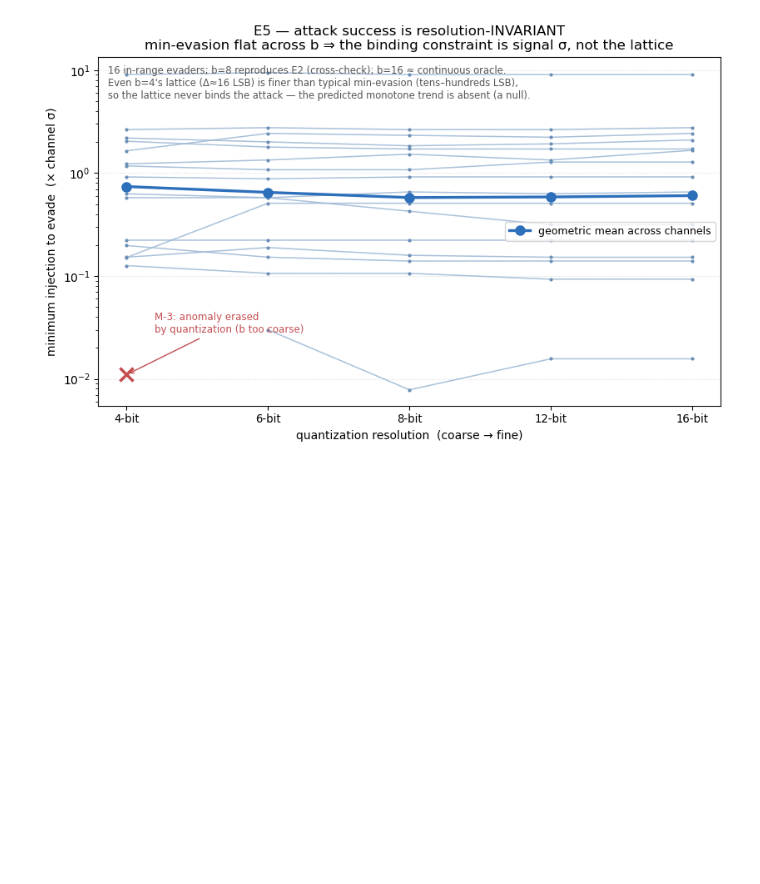
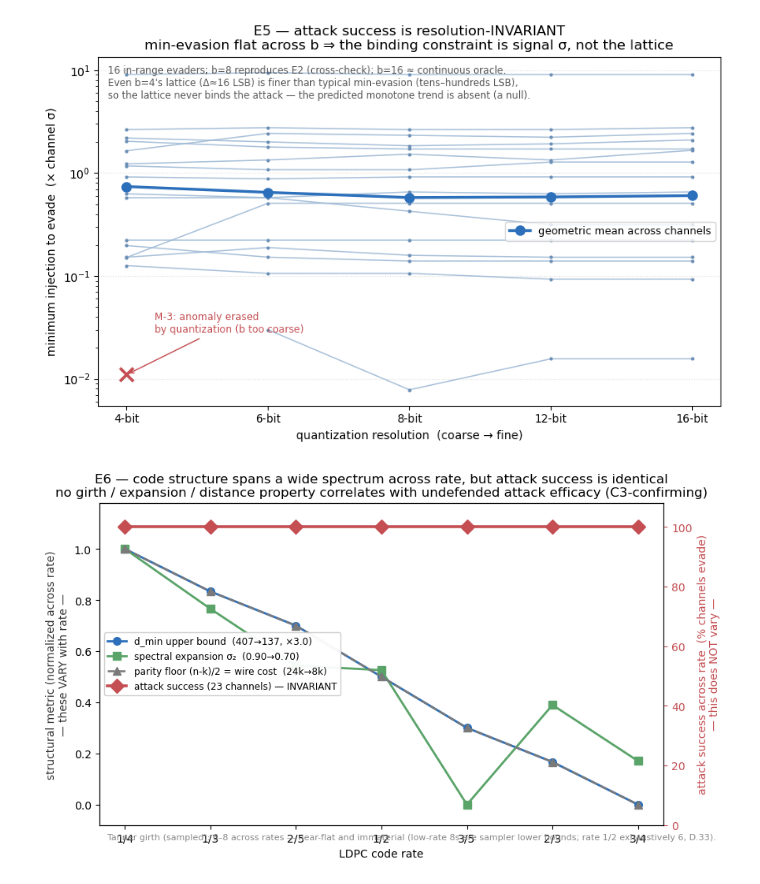
Before and after one commit to ramananj34/SecureSpace, a Jupyter notebook: nullspace_explorations/exploration_viz.ipynb, the cells around one changed output. Drawn from its saved outputs; the diff is of its cells as text; code cells hidden in the pictures; blank space fills up the shorter version.

```diff
--- a/nullspace_explorations/exploration_viz.ipynb
+++ b/nullspace_explorations/exploration_viz.ipynb
@@ -81,3 +81,41 @@ ax.grid(True, axis="y", ls=":", alpha=0.4)
 plt.tight_layout(); plt.show()
 # %% [output]
 [figure]
+# %%
+import json, numpy as np, matplotlib.pyplot as plt
+from pathlib import Path
+E6 = json.load(open("runs_e6/e6_summary.json"))
+sp = E6["spectrum"]
+rates = [r["rate"] for r in sp]
+x = np.arange(len(rates))
+dmin  = np.array([r["dmin_upper_bound"] for r in sp], float)
+sig2  = np.array([r["sigma2_expansion"] for r in sp], float)
+floor = np.array([r["parity_floor"] for r in sp], float)
+n_ch  = E6["e4_invariance"]["n_channels"]
+def nrm(v): return (v - v.min()) / (v.max() - v.min())
+fig, axL = plt.subplots(figsize=(9, 5.2))
+axL.plot(x, nrm(dmin),  "o-", color="#2c6fbb", lw=2,   ms=7, label=f"d_min upper bound  ({int(dmin.max())}→{int(dmin.min())}, ×3.0)")
+axL.plot(x, nrm(sig2),  "s-", color="#5aa469", lw=2,   ms=7, label=f"spectral expansion σ₂  ({sig2.max():.2f}→{sig2.min():.2f})")
+axL.plot(x, nrm(floor), "^--", color="#7a7a7a", lw=1.8, ms=7, label=f"parity floor (n-k)/2 = wire cost  ({int(floor.max()/1000)}k→{int(floor.min()/1000)}k)")
+axL.set_ylabel("structural metric (normalized across rate)\n— these VARY with rate —", color="#333")
+axL.set_ylim(-0.08, 1.18)
+axL.set_xticks(x); axL.set_xticklabels(rates)
+axL.set_xlabel("LDPC code rate")
+axR = axL.twinx()
+succ = np.full(len(rates), 100.0)
+axR.plot(x, succ, "D-", color="#c44e52", lw=2.6, ms=9, zorder=5, label=f"attack success ({n_ch} channels) — INVARIANT")
+axR.set_ylabel("attack success across rate  (% channels evade)\n— this does NOT vary —", color="#c44e52")
+axR.set_ylim(0, 108)
+axR.tick_params(axis="y", colors="#c44e52")
+g = [r["girth_sampled"] for r in sp]
+axL.text(0.015, -0.045,
+         f"Tanner girth (sampled): {min(g)}–{max(g)} across rates — near-flat and immaterial "
+         f"(low-rate 8s are sampler lower bounds; rate 1/2 exhaustively 6, D.33).",
+         transform=axL.transAxes, fontsize=8, color="#888")
+lines = axL.get_lines() + axR.get_lines()
+axL.legend(lines, [l.get_label() for l in lines], loc="center left", fontsize=8.6, framealpha=0.95)
+axL.set_title("E6 — code structure spans a wide spectrum across rate, but attack success is identical\n"
+              "no girth / expansion / distance property correlates with undefended attack efficacy (C3-confirming)")
+plt.tight_layout(); plt.show()
+# %% [output]
+[figure, added]
```
Also changed, not shown: parts of 1 cell of this notebook, 4 other files.
